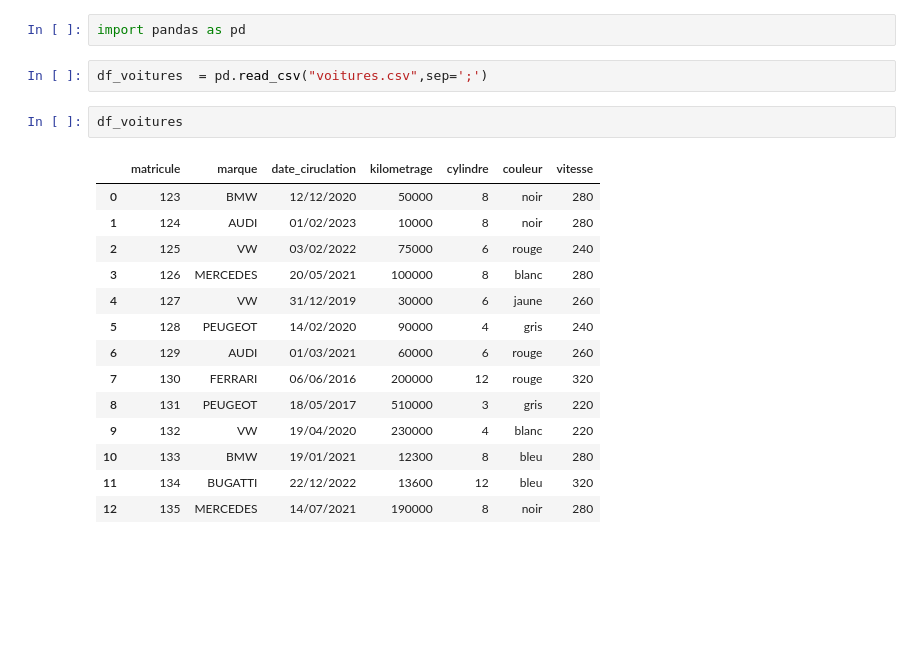
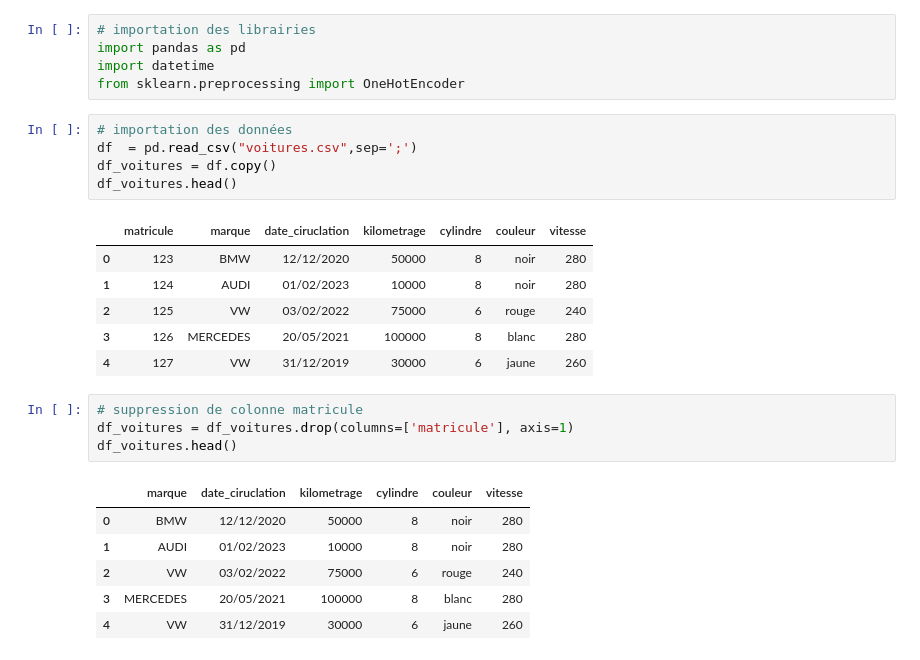
Before and after one commit to MohamedBennour/Agence-voitures-occasion, a Jupyter notebook: transformation_donnees.ipynb, the cells around one changed output. Drawn from its saved outputs; the diff is of its cells as text; blank space fills up the shorter version.

```diff
--- a/transformation_donnees.ipynb
+++ b/transformation_donnees.ipynb
@@ -1,21 +1,28 @@
 # %%
+# importation des librairies
 import pandas as pd
+import datetime
+from sklearn.preprocessing import OneHotEncoder
 # %%
-df_voitures  = pd.read_csv("voitures.csv",sep=';')
+# importation des données
+df  = pd.read_csv("voitures.csv",sep=';')
+df_voitures = df.copy()
+df_voitures.head()
+# %% [output]
+|  | matricule | marque | date_ciruclation | kilometrage | cylindre | couleur | vitesse |
+| 0 | 123 | BMW | 12/12/2020 | 50000 | 8 | noir | 280 |
+| 1 | 124 | AUDI | 01/02/2023 | 10000 | 8 | noir | 280 |
+| 2 | 125 | VW | 03/02/2022 | 75000 | 6 | rouge | 240 |
+| 3 | 126 | MERCEDES | 20/05/2021 | 100000 | 8 | blanc | 280 |
+| 4 | 127 | VW | 31/12/2019 | 30000 | 6 | jaune | 260 |
 # %%
-df_voitures
+# suppression de colonne matricule
+df_voitures = df_voitures.drop(columns=['matricule'], axis=1)
+df_voitures.head()
 # %% [output]
-|  | matricule | marque | date_ciruclation | kilometrage | cylindre | couleur | vitesse |
-| 0 | 123 | BMW | 12/12/2020 | 50000 | 8 | noir | 280 |
-| 1 | 124 | AUDI | 01/02/2023 | 10000 | 8 | noir | 280 |
-| 2 | 125 | VW | 03/02/2022 | 75000 | 6 | rouge | 240 |
-| 3 | 126 | MERCEDES | 20/05/2021 | 100000 | 8 | blanc | 280 |
-| 4 | 127 | VW | 31/12/2019 | 30000 | 6 | jaune | 260 |
-| 5 | 128 | PEUGEOT | 14/02/2020 | 90000 | 4 | gris | 240 |
-| 6 | 129 | AUDI | 01/03/2021 | 60000 | 6 | rouge | 260 |
-| 7 | 130 | FERRARI | 06/06/2016 | 200000 | 12 | rouge | 320 |
-| 8 | 131 | PEUGEOT | 18/05/2017 | 510000 | 3 | gris | 220 |
-| 9 | 132 | VW | 19/04/2020 | 230000 | 4 | blanc | 220 |
-| 10 | 133 | BMW | 19/01/2021 | 12300 | 8 | bleu | 280 |
-| 11 | 134 | BUGATTI | 22/12/2022 | 13600 | 12 | bleu | 320 |
-| 12 | 135 | MERCEDES | 14/07/2021 | 190000 | 8 | noir | 280 |
+|  | marque | date_ciruclation | kilometrage | cylindre | couleur | vitesse |
+| 0 | BMW | 12/12/2020 | 50000 | 8 | noir | 280 |
+| 1 | AUDI | 01/02/2023 | 10000 | 8 | noir | 280 |
+| 2 | VW | 03/02/2022 | 75000 | 6 | rouge | 240 |
+| 3 | MERCEDES | 20/05/2021 | 100000 | 8 | blanc | 280 |
+| 4 | VW | 31/12/2019 | 30000 | 6 | jaune | 260 |
```
Also changed, not shown: parts of 4 cells of this notebook.
